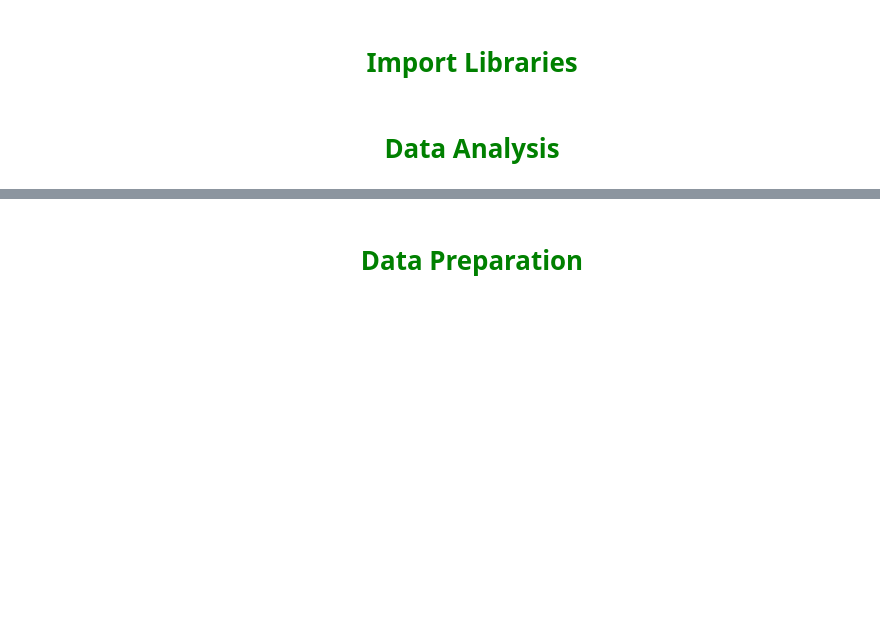
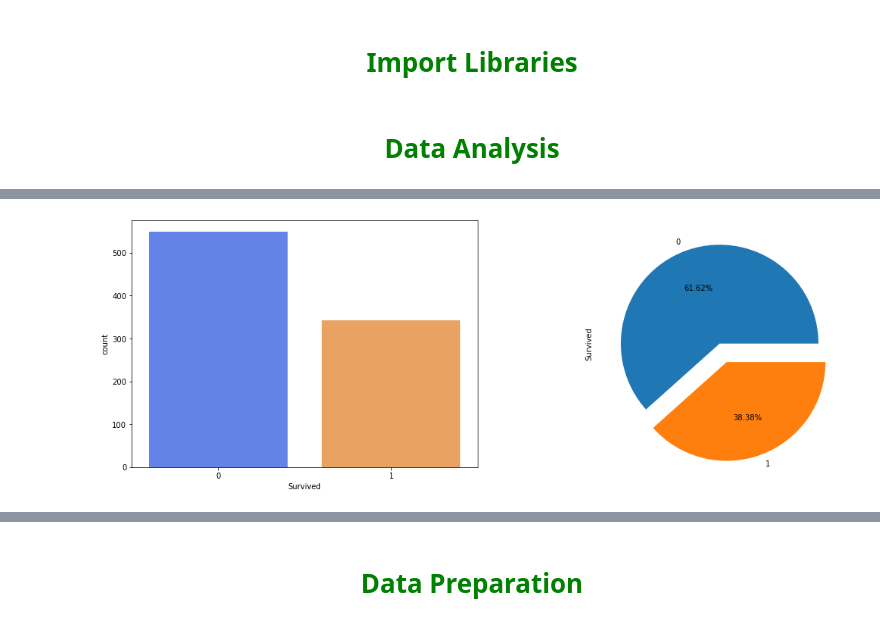
Before and after one commit to RRaphaell/kaggle_titanic, a Jupyter notebook: titanic_survival_prediction.ipynb, the cells around one changed output, grey strips where cells are left out. Drawn from its saved outputs; the diff is of its cells as text; code cells hidden in the pictures; blank space fills up the shorter version.

Commit message:
add data analysis v1

```diff
--- a/titanic_survival_prediction.ipynb
+++ b/titanic_survival_prediction.ipynb
@@ -65,2 +72,8 @@ Source: https://www.kaggle.com/c/titanic/overview
 # %% [markdown]
 # <span style="color:green"><div align="center">**Data Analysis** <a  name="3"></a>
+# %%
+df_train = pd.read_csv('data/train.csv')
+df_test = pd.read_csv('data/test.csv')
+
+print(f'train data shape: {df_train.shape}')
+print(f'test data shape: {df_test.shape}')
@@ -66,0 +144,9 @@ Source: https://www.kaggle.com/c/titanic/overview
+# %%
+f, ax  = plt.subplots(1,2,figsize = (18,6))
+sns.countplot(df_train['Survived'], ax=ax[0], palette = 'bright', alpha=0.7)
+
+count = df_train['Survived'].value_counts(normalize=True)
+count.plot.pie(autopct="%.2f%%", explode = [0,0.2], ax=ax[1])
+plt.show()
+# %% [output]
+[figure, added]
```
Also changed, not shown: parts of 10 cells of this notebook.
